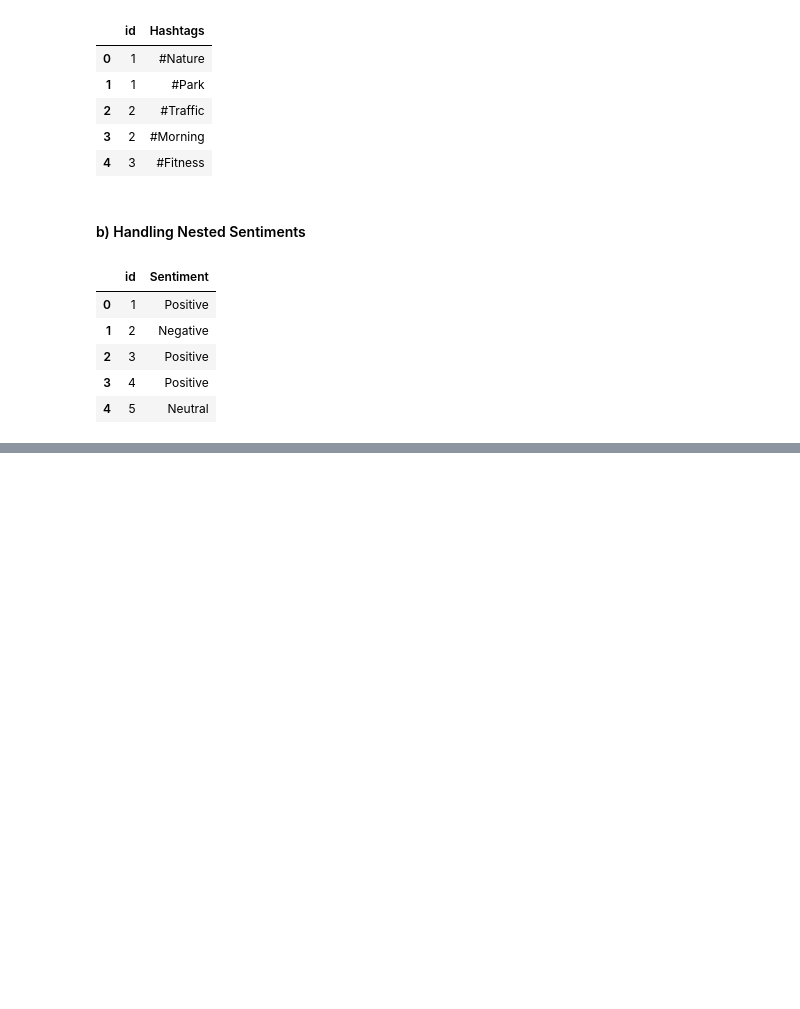
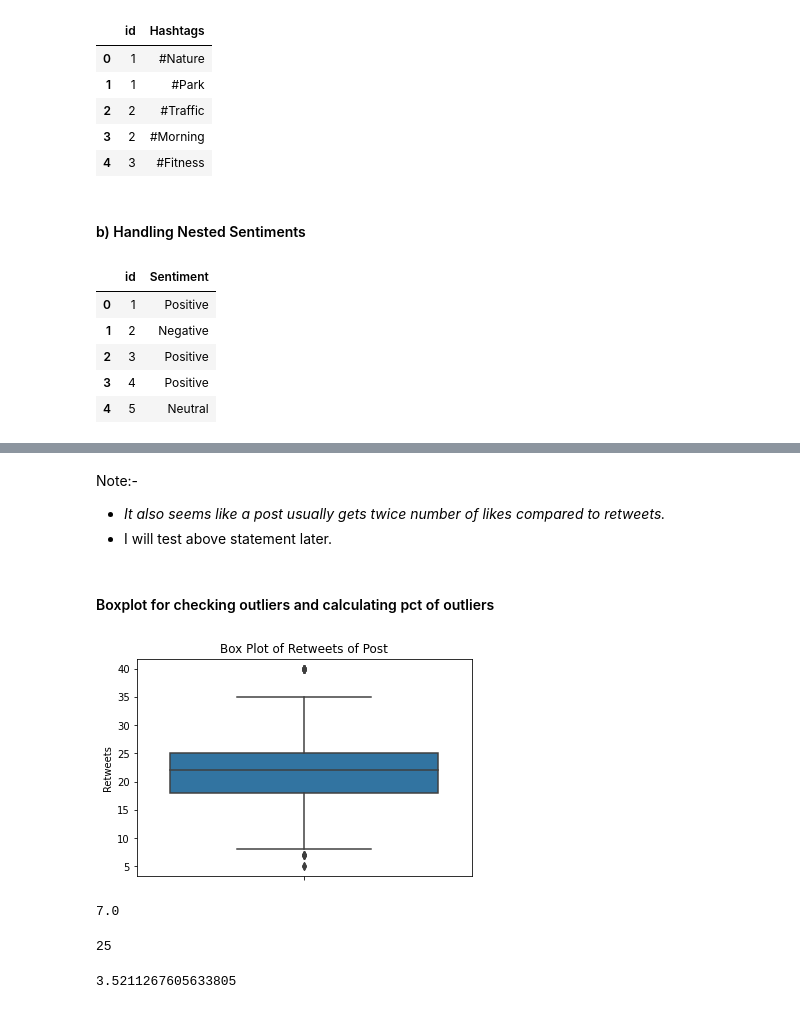
Before and after one commit to 9anubhavtyagi/social_media_sentiment_eda, a Jupyter notebook: social_media_sentiment_eda.ipynb, the cells around one changed output, grey strips where cells are left out. Drawn from its saved outputs; the diff is of its cells as text; code cells hidden in the pictures; blank space fills up the shorter version.

```diff
--- a/social_media_sentiment_eda.ipynb
+++ b/social_media_sentiment_eda.ipynb
@@ -267,0 +374,33 @@ data_sentiments.head()
+# %% [markdown]
+Note:-
+- *It also seems like a post usually gets twice number of likes compared to retweets.*
+- I will test above statement later.
+# %% [markdown]
+#### Boxplot for checking outliers and calculating pct of outliers
+# %%
+sns.boxplot(data=data, y="Retweets")
+plt.title("Box Plot of Retweets of Post")
+
+plt.show()
+# %% [output]
+[figure, added]
+# %%
+p25 = np.percentile(data["Retweets"], 25)
+p75 = np.percentile(data["Retweets"], 75)
+
+iqr = p75 - p25
+iqr
+# %% [output]
+7.0
+# %%
+outliers = data[(data["Retweets"] > (p75 + 1.5*iqr)) | (data["Retweets"] < (p25 - 1.5*iqr))].shape[0]
+outliers
+# %% [output]
+25
+# %%
+total = data.shape[0]
+outliers_pct = outliers * 100 / total
+
+outliers_pct
+# %% [output]
+3.5211267605633805
```
Also changed, not shown: parts of 128 cells of this notebook.
